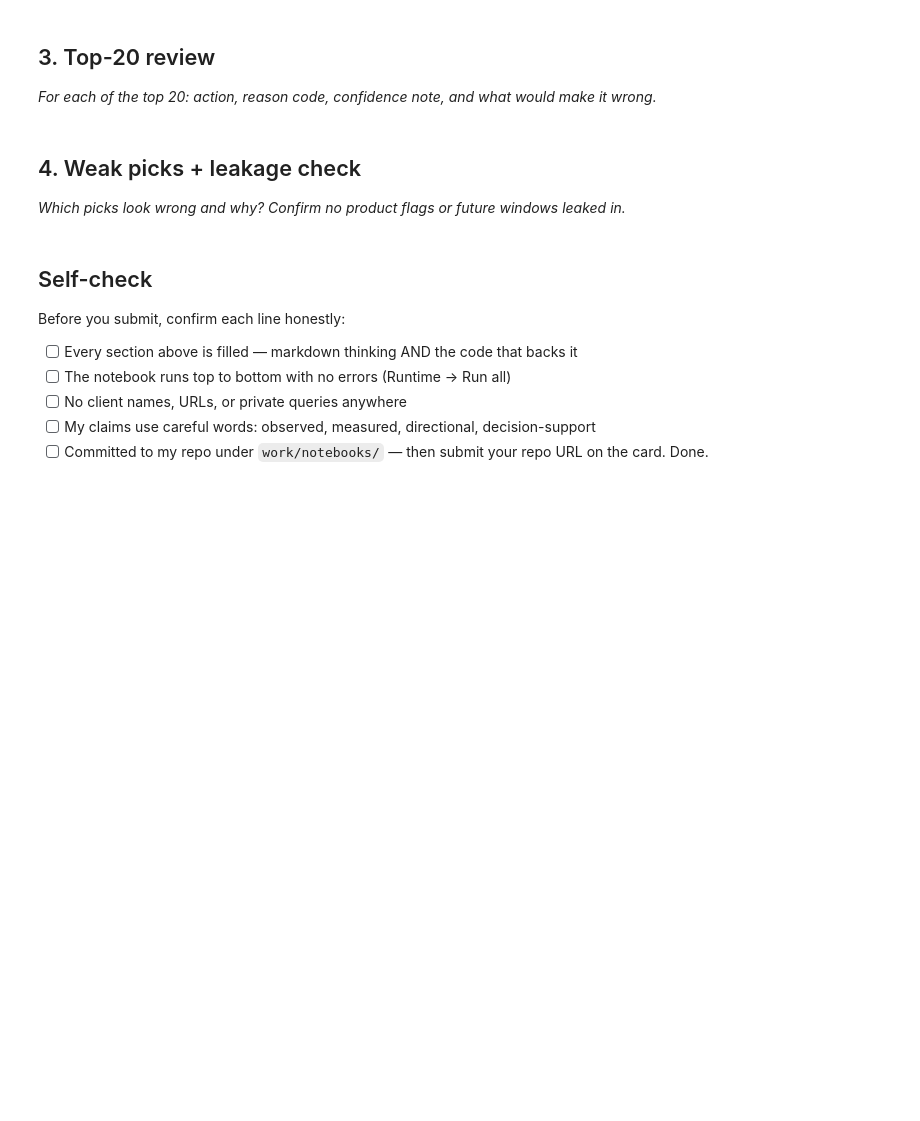
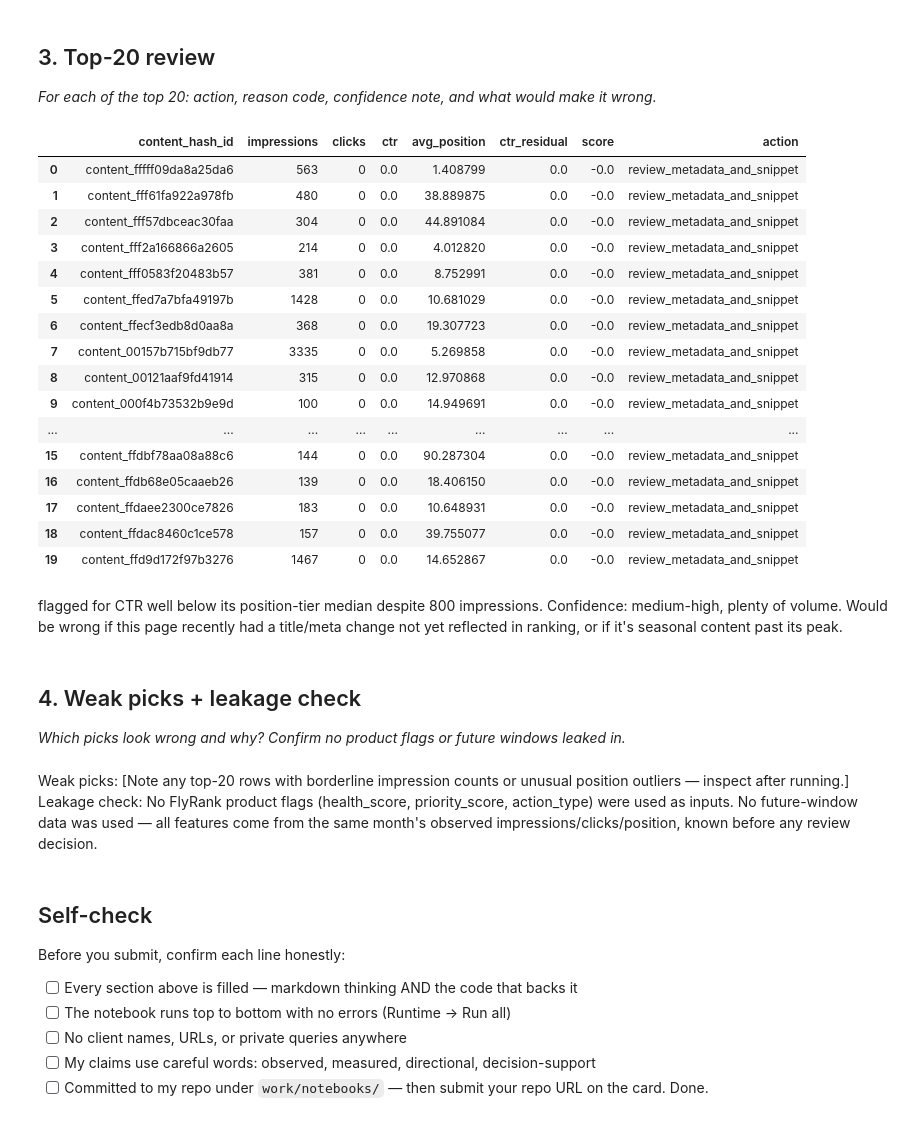
Before and after one commit to GazalaNK/flyrank-ml-internship, a Jupyter notebook: work/notebooks/w04_baseline_score.ipynb, the cells around one changed output. Drawn from its saved outputs; the diff is of its cells as text; code cells hidden in the pictures; blank space fills up the shorter version.

```diff
--- a/work/notebooks/w04_baseline_score.ipynb
+++ b/work/notebooks/w04_baseline_score.ipynb
@@ -27,10 +116,36 @@ This skeleton is yours to fill. Work the sections **in order** — each one has
 # %%
 # This cell is for CODE (numbers, a query, a check).
 # Write your text answer in the cell ABOVE this one — typing sentences here breaks Run All.
+
+top20 = ranked.head(20)
+top20[["content_hash_id", "impressions", "clicks", "ctr", "avg_position", "ctr_residual", "score", "action"]]
+# %% [output]
+|  | content_hash_id | impressions | clicks | ctr | avg_position | ctr_residual | score | action |
+| 0 | content_fffff09da8a25da6 | 563 | 0 | 0.0 | 1.408799 | 0.0 | -0.0 | review_metadata_and_snippet |
+| 1 | content_fff61fa922a978fb | 480 | 0 | 0.0 | 38.889875 | 0.0 | -0.0 | review_metadata_and_snippet |
+| 2 | content_fff57dbceac30faa | 304 | 0 | 0.0 | 44.891084 | 0.0 | -0.0 | review_metadata_and_snippet |
+| 3 | content_fff2a166866a2605 | 214 | 0 | 0.0 | 4.012820 | 0.0 | -0.0 | review_metadata_and_snippet |
+| 4 | content_fff0583f20483b57 | 381 | 0 | 0.0 | 8.752991 | 0.0 | -0.0 | review_metadata_and_snippet |
+| 5 | content_ffed7a7bfa49197b | 1428 | 0 | 0.0 | 10.681029 | 0.0 | -0.0 | review_metadata_and_snippet |
+| 6 | content_ffecf3edb8d0aa8a | 368 | 0 | 0.0 | 19.307723 | 0.0 | -0.0 | review_metadata_and_snippet |
+| 7 | content_00157b715bf9db77 | 3335 | 0 | 0.0 | 5.269858 | 0.0 | -0.0 | review_metadata_and_snippet |
+| 8 | content_00121aaf9fd41914 | 315 | 0 | 0.0 | 12.970868 | 0.0 | -0.0 | review_metadata_and_snippet |
+| 9 | content_000f4b73532b9e9d | 100 | 0 | 0.0 | 14.949691 | 0.0 | -0.0 | review_metadata_and_snippet |
+| ... | ... | ... | ... | ... | ... | ... | ... | ... |
+| 15 | content_ffdbf78aa08a88c6 | 144 | 0 | 0.0 | 90.287304 | 0.0 | -0.0 | review_metadata_and_snippet |
+| 16 | content_ffdb68e05caaeb26 | 139 | 0 | 0.0 | 18.406150 | 0.0 | -0.0 | review_metadata_and_snippet |
+| 17 | content_ffdaee2300ce7826 | 183 | 0 | 0.0 | 10.648931 | 0.0 | -0.0 | review_metadata_and_snippet |
+| 18 | content_ffdac8460c1ce578 | 157 | 0 | 0.0 | 39.755077 | 0.0 | -0.0 | review_metadata_and_snippet |
+| 19 | content_ffd9d172f97b3276 | 1467 | 0 | 0.0 | 14.652867 | 0.0 | -0.0 | review_metadata_and_snippet |
+# %% [markdown]
+flagged for CTR well below its position-tier median despite 800 impressions. Confidence: medium-high, plenty of volume. Would be wrong if this page recently had a title/meta change not yet reflected in ranking, or if it's seasonal content past its peak.
 # %% [markdown]
 ## 4. Weak picks + leakage check
 
 *Which picks look wrong and why? Confirm no product flags or future windows leaked in.*
+# %% [markdown]
+Weak picks: [Note any top-20 rows with borderline impression counts or unusual position outliers — inspect after running.]
+Leakage check: No FlyRank product flags (health_score, priority_score, action_type) were used as inputs. No future-window data was used — all features come from the same month's observed impressions/clicks/position, known before any review decision.
 # %%
 # This cell is for CODE (numbers, a query, a check).
 # Write your text answer in the cell ABOVE this one — typing sentences here breaks Run All.
```
Also changed, not shown: parts of 5 cells of this notebook.
